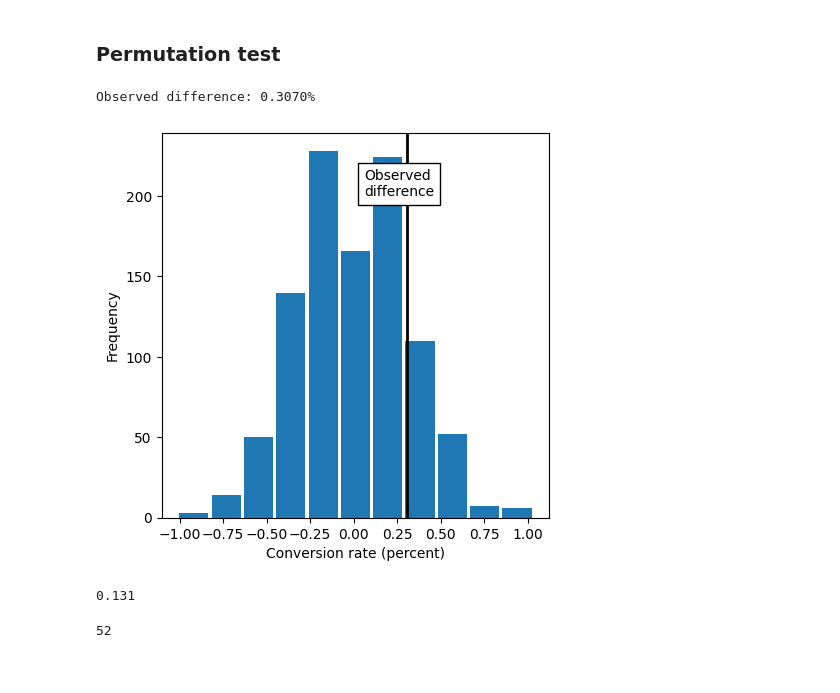
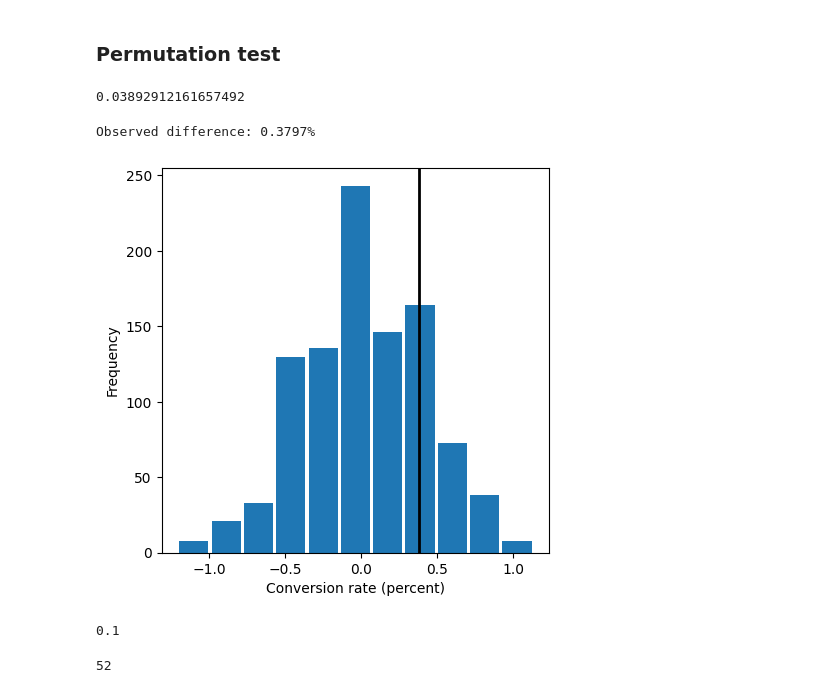
Before and after one commit to tomashbk/ab_testing, a Jupyter notebook: abtesting_2023-04-26.ipynb, the cells around one changed output. Saved outputs shown, nothing was run; the diff lists cells and outputs as text; code cells hidden in the pictures.

Commit message:
Permutation test revision

```diff
--- a/abtesting_2023-04-26.ipynb
+++ b/abtesting_2023-04-26.ipynb
@@ -291,5 +291,6 @@ df_grouped_users
 # %%
 df_grouped_users['CONVERTION_RATE'] = df_grouped_users['BOUGHTS'] / df_grouped_users['INTERACTIONS']
 df_grouped_users['NO_BOUGHTS'] = df_grouped_users['INTERACTIONS'] - df_grouped_users['BOUGHTS']
+df_grouped_users['BOUGHT'] = np.where(df_grouped_users['REVENUE'] == 0, 0, 1)
 df_grouped_users
 # %% [output]
@@ -531,34 +536,42 @@ def permutation_test_proportions(x, nA, nB):
     return (x.loc[list(idx_A)].sum() / nA) - (x.loc[list(idx_B)].sum() / nB)
+# %%
+ (94 / 2389 - 1 / 2393)
+# %% [output]
+0.03892912161657492
 # %%
 #copia
-
-random.seed(1)
-obs_pct_diff = 100 * (52 / 3024 - 43 / 3044)
+# VARIANT_NAME  BOUGHT
+# variant       0         2351
+# control       0         2337
+#               1           52
+# variant       1           42
+# random.seed(1)
+obs_pct_diff = 100 * (52 / 2389 - 43 / 2393)
 print(f'Observed difference: {obs_pct_diff:.4f}%')
-conversion = [0] * 5973
+conversion = [0] * 4687
 conversion.extend([1] * 95)
 conversion = pd.Series(conversion)
 
-perm_diffs = [100 * permutation_test_proportions(conversion, 3024, 3044)
+perm_diffs = [100 * permutation_test_proportions(conversion, 2389, 2393)
               for _ in range(1000)]
 
 fig, ax = plt.subplots(figsize=(5, 5))
 ax.hist(perm_diffs, bins=11, rwidth=0.9)
 ax.axvline(x=obs_pct_diff, color='black', lw=2)
-ax.text(0.06, 200, 'Observed\ndifference', bbox={'facecolor':'white'})
+# ax.text(0.06, 200, 'Observed\ndifference', bbox={'facecolor':'white'})
 ax.set_xlabel('Conversion rate (percent)')
 ax.set_ylabel('Frequency')
 
 # plt.tight_layout()
 plt.show()
 # %% [output]
-Observed difference: 0.3070%
+Observed difference: 0.3797%
-[figure, old version]
+[figure, new version]
 # %%
 perm_diffs = np.array(perm_diffs)
 print(np.mean([diff > obs_pct_diff for diff in perm_diffs]))
 # %% [output]
-0.131
+0.1
 # %%
 df_contingency.T.control['BOUGHTS']
 # %% [output]
```
Also changed, not shown: parts of 18 cells of this notebook.
